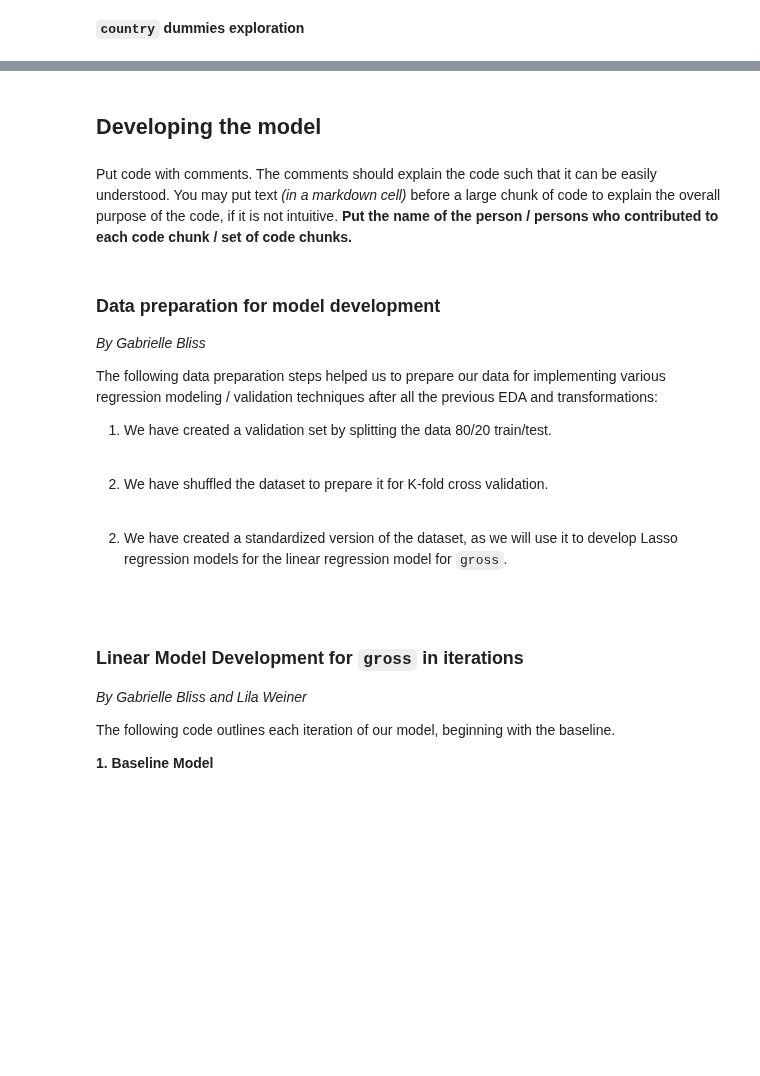
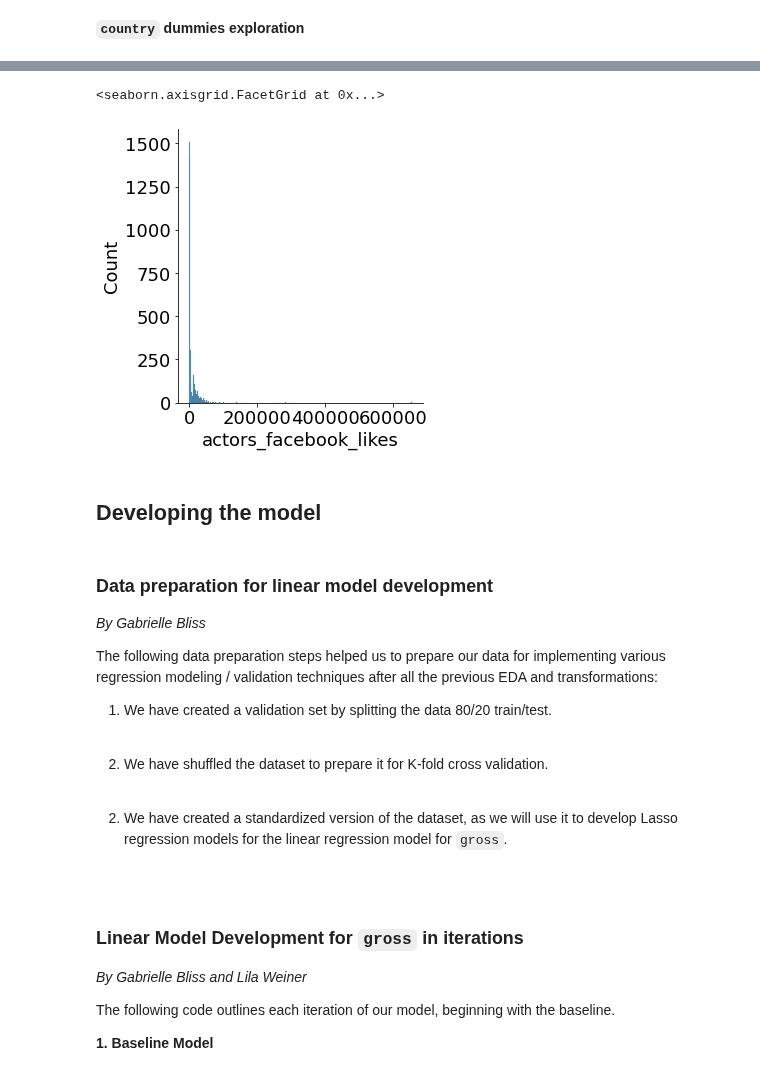
Before and after one commit to kennyeon/Too-Pullz-Project, a Jupyter notebook: Project Code Template.ipynb, the cells around one changed output, grey strips where cells are left out. Drawn from its saved outputs; the diff is of its cells as text; code cells hidden in the pictures; blank space fills up the shorter version.

```diff
--- a/Project Code Template.ipynb
+++ b/Project Code Template.ipynb
@@ -292,7 +296,7 @@ movies_new = movies
 **Creating binary classification variable, dropping null values for logistic**
 # %%
 # Creating binary classification variable
-movies_log = movies_log.copy()
+movies_log = movies.copy()
 good_score = movies_log['imdb_score'].quantile(0.75)
 movies_log['good_movie'] = movies_log['imdb_score'].apply(lambda x: 1 if x >= good_score else 0)
 # %% [markdown]
@@ -441,0 +500,8 @@ plt.show()
+# %%
+# Combining all actor facebook likes
+movies_log['actors_facebook_likes'] = movies_log['actor_1_facebook_likes'] + movies_log['actor_2_facebook_likes'] + movies_log['actor_3_facebook_likes']
+# %%
+sns.displot(movies_log, x="actors_facebook_likes")
+# %% [output]
+<seaborn.axisgrid.FacetGrid at 0x...>
+[figure, added]
@@ -442,9 +512,7 @@ plt.show()
 # %% [markdown]
 ## Developing the model
-# %% [markdown]
-Put code with comments. The comments should explain the code such that it can be easily understood. You may put text *(in a markdown cell)* before a large chunk of code to explain the overall purpose of the code, if it is not intuitive. **Put the name of the person / persons who contributed to each code chunk / set of code chunks.**
 # %% [markdown]
-### Data preparation for model development
+### Data preparation for linear model development
 *By Gabrielle Bliss*
 
 The following data preparation steps helped us to prepare our data for implementing various regression modeling / validation techniques after all the previous EDA and transformations:
```
Also changed, not shown: parts of 81 cells of this notebook.
